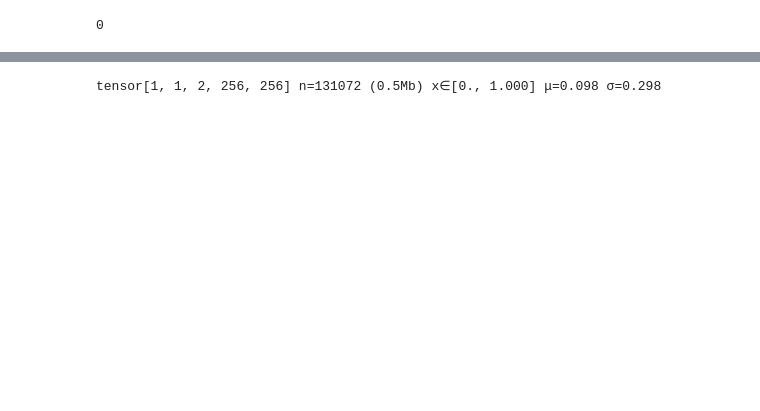
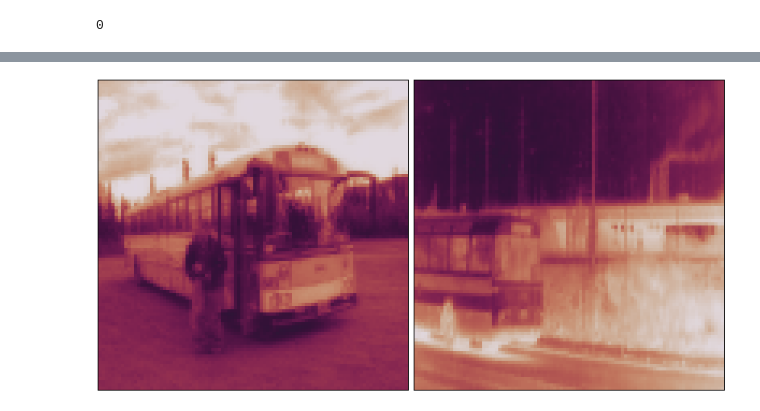
Before and after one commit to pasqualedem/LabelAnything, a Jupyter notebook: notebooks/area_focus.ipynb, the cells around one changed output, grey strips where cells are left out. Drawn from its saved outputs; the diff is of its cells as text; code cells hidden in the pictures; blank space fills up the shorter version.

```diff
--- a/notebooks/area_focus.ipynb
+++ b/notebooks/area_focus.ipynb
@@ -218,10 +245,16 @@ plt.show()
 sub = Substitutor(substitute=False)
 sub.reset((batch, gt))
 batch_dict, gt = next(sub)
-# %%
-batch_dict['prompt_masks']
-# %% [output]
-tensor[1, 1, 2, 256, 256] n=131072 (0.5Mb) x∈[0., 1.000] μ=0.098 σ=0.298
 # %%
 with torch.no_grad():
     result = model(batch_dict)
+# %%
+pre_mix = feature_map_pca_heatmap(result[ResultDict.PRE_MIX][0][0])
+mix0 = feature_map_pca_heatmap(result[ResultDict.MIX][0][0])
+mix1 = feature_map_pca_heatmap(result[ResultDict.MIX_1][0][0])
+sf0 = feature_map_pca_heatmap(result[ResultDict.SUPPORT_FEAT_0][0][0])
+qf0 = feature_map_pca_heatmap(result[ResultDict.QUERY_FEAT_0][0][0])
+
+torch.stack([sf0, qf0]).chans(scale=4)
+# %% [output]
+[figure, added]
```
Also changed, not shown: parts of 13 cells of this notebook, 7 other files.
